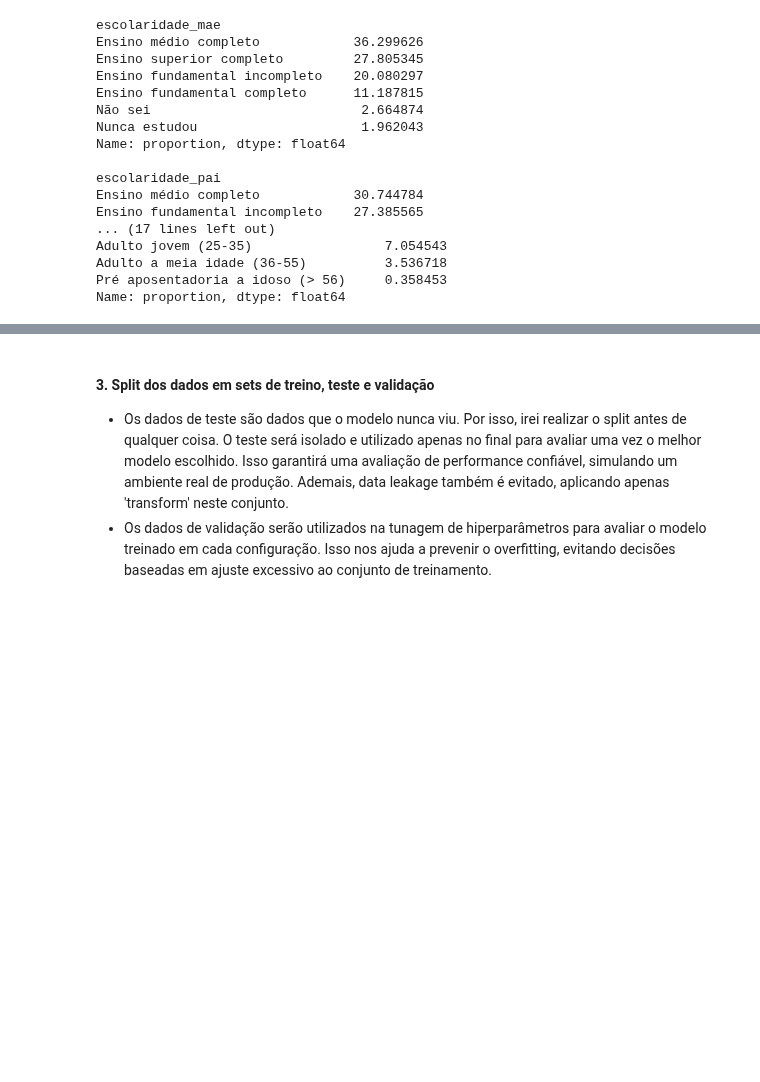
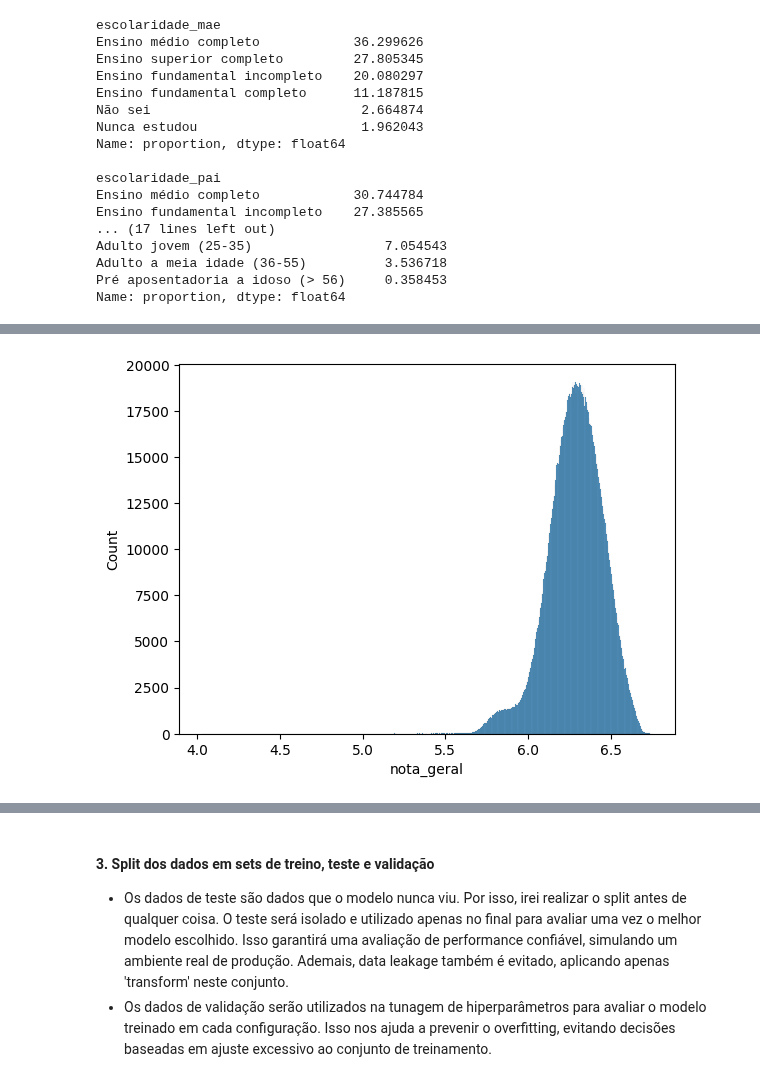
Before and after one commit to allmeidaapedro/Enem-Analysis, a Jupyter notebook: notebooks/3_modelling_desempenho.ipynb, the cells around one changed output, grey strips where cells are left out. Cells and saved outputs as stored; diff of their text form; code cells hidden in the pictures; blank space fills up the shorter version.

```diff
--- a/notebooks/3_modelling_desempenho.ipynb
+++ b/notebooks/3_modelling_desempenho.ipynb
@@ -317,0 +324,5 @@ Name: proportion, dtype: float64
+# %%
+clean_df['nota_geral'] = np.log(clean_df['nota_geral'])
+sns.histplot(data=clean_df, x='nota_geral');
+# %% [output]
+[figure, added]
```
Also changed, not shown: parts of 5 cells of this notebook.
